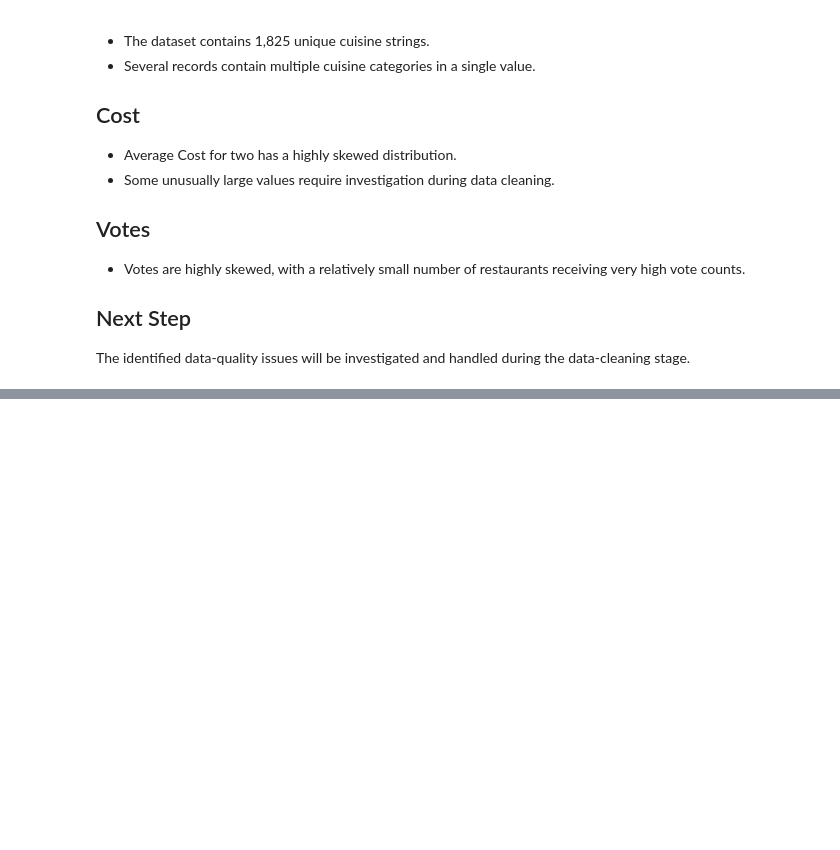
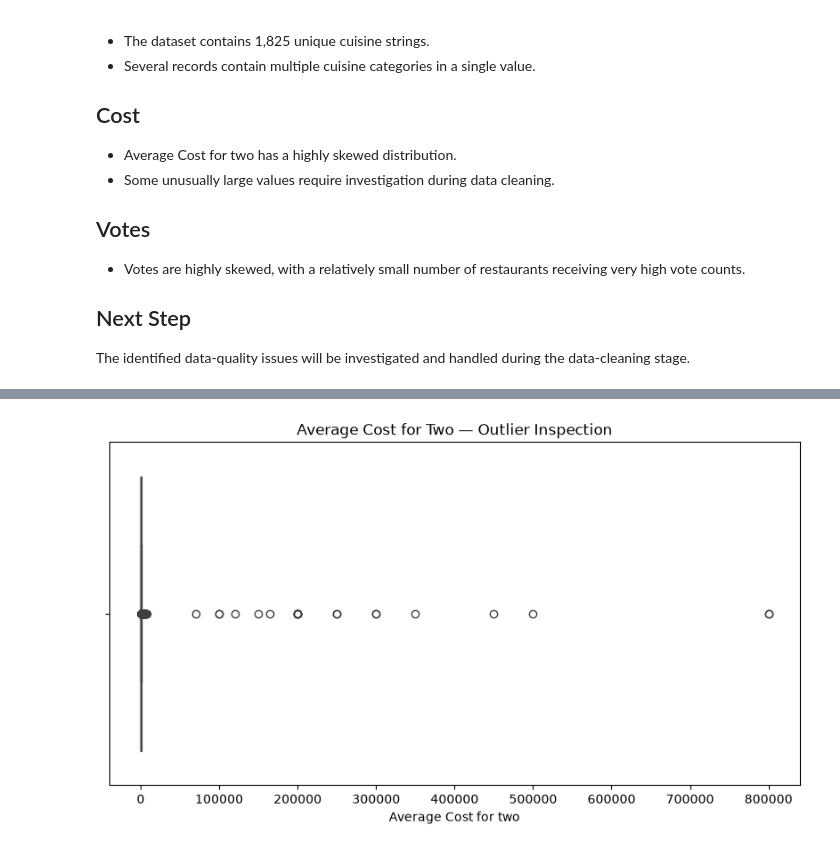
Before and after one commit to aniketsatav/cognifyz-machine-learning-internship, a Jupyter notebook: notebooks/01_EDA_Data_Cleaning.ipynb, the cells around one changed output, grey strips where cells are left out. Drawn from its saved outputs; the diff is of its cells as text; code cells hidden in the pictures; blank space fills up the shorter version.

```diff
--- a/notebooks/01_EDA_Data_Cleaning.ipynb
+++ b/notebooks/01_EDA_Data_Cleaning.ipynb
@@ -732,0 +918,4 @@ The identified data-quality issues will be investigated and handled during the d
+# %%
+df_clean["Average Cost for two"] = df_clean[
+    "Average Cost for two"
+].replace(0, np.nan)
@@ -732,0 +1091,12 @@ The identified data-quality issues will be investigated and handled during the d
+# %%
+plt.figure(figsize=(10, 5))
+
+sns.boxplot(
+    x=df_clean["Average Cost for two"].dropna()
+)
+
+plt.title("Average Cost for Two — Outlier Inspection")
+
+plt.show()
+# %% [output]
+[figure, added]
```
Also changed, not shown: parts of 43 cells of this notebook, 3 other files.
